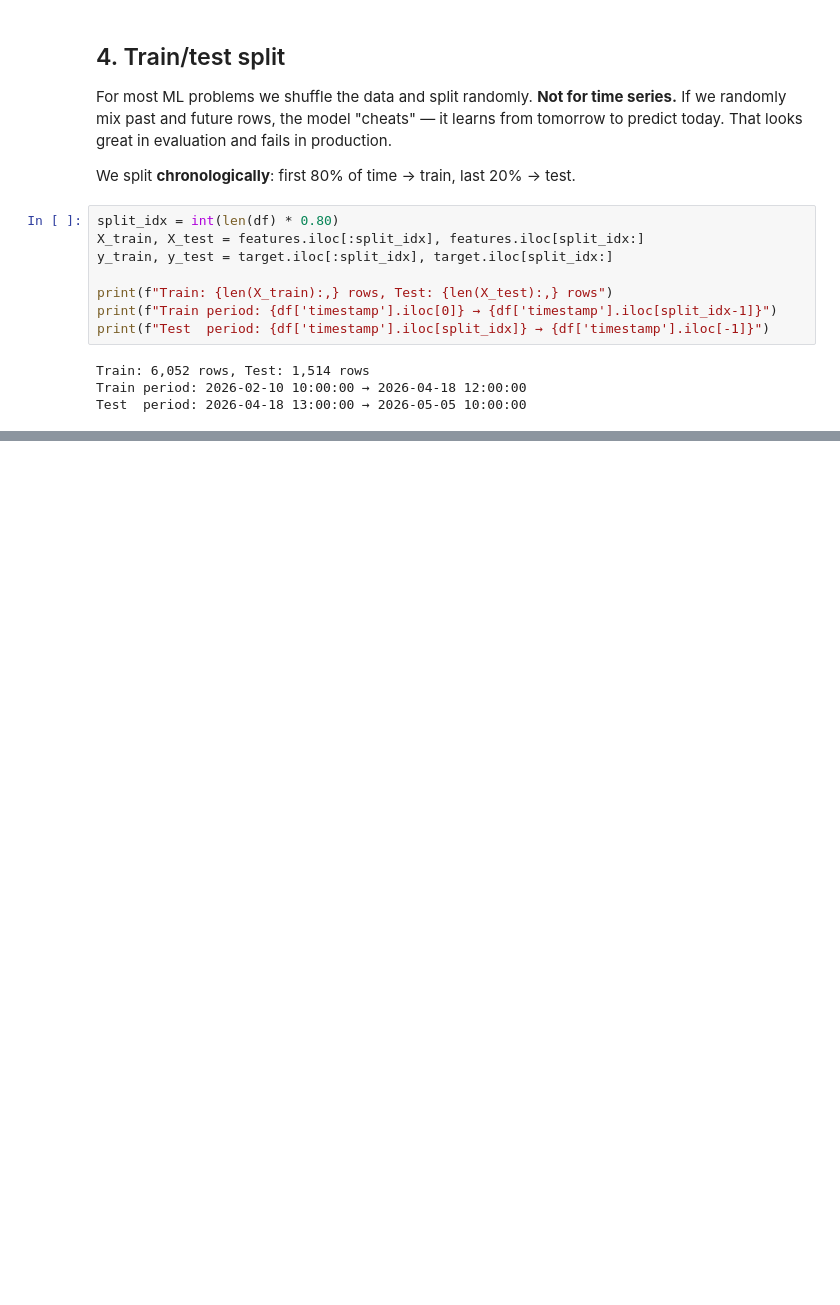
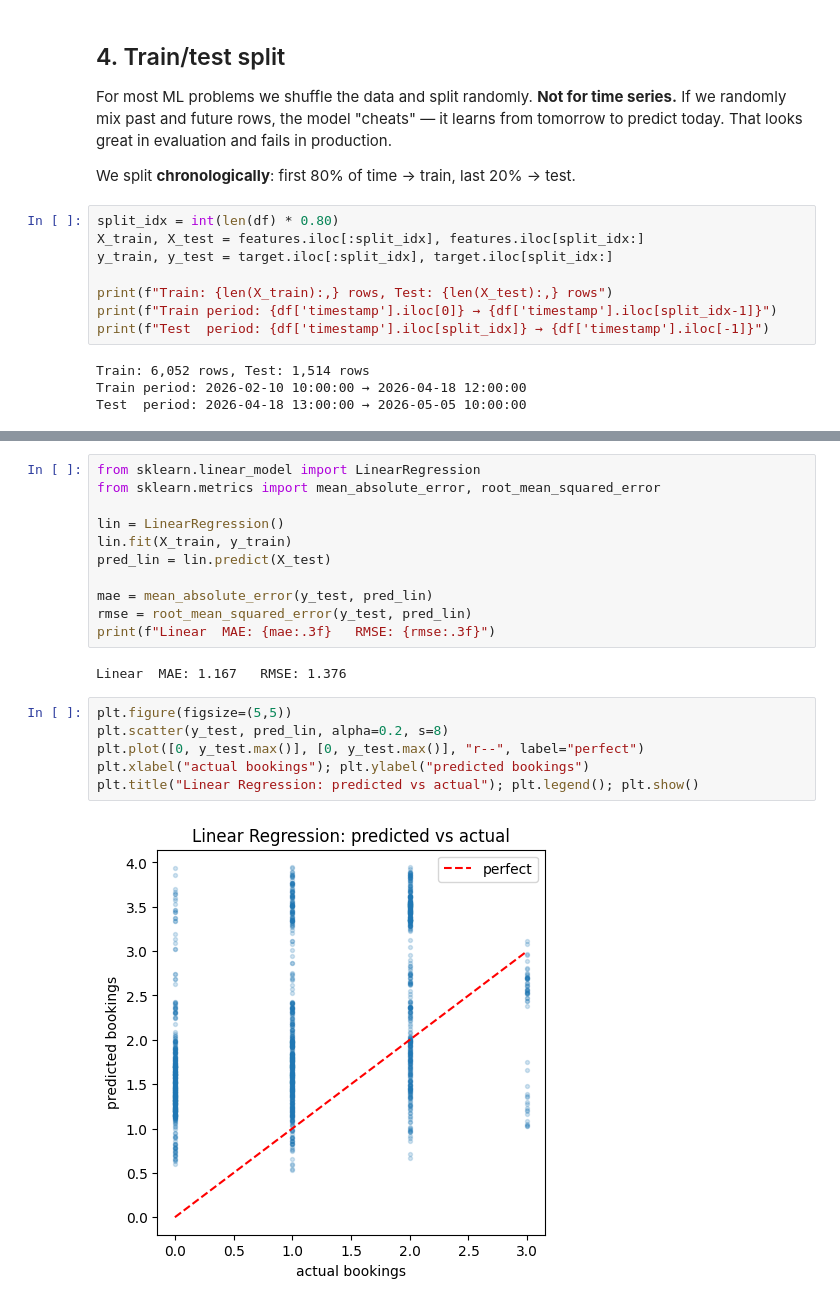
Before and after one commit to QuadrupleBeansStars/zpots, a Jupyter notebook: ml/notebooks/01_demand_forecasting.ipynb, the cells around one changed output, grey strips where cells are left out. Saved outputs shown, nothing was run; the diff lists cells and outputs as text; blank space fills up the shorter version.

Commit message:
feat(ml): notebook 1 sections 6-7 (linear baseline + residuals)
Co-Authored-By: Claude Sonnet 4.6 <noreply@anthropic.com>

```diff
--- a/ml/notebooks/01_demand_forecasting.ipynb
+++ b/ml/notebooks/01_demand_forecasting.ipynb
@@ -136,0 +149,21 @@ Test  period: 2026-04-18 13:00:00 → 2026-05-05 10:00:00
+# %%
+from sklearn.linear_model import LinearRegression
+from sklearn.metrics import mean_absolute_error, root_mean_squared_error
+
+lin = LinearRegression()
+lin.fit(X_train, y_train)
+pred_lin = lin.predict(X_test)
+
+mae = mean_absolute_error(y_test, pred_lin)
+rmse = root_mean_squared_error(y_test, pred_lin)
+print(f"Linear  MAE: {mae:.3f}   RMSE: {rmse:.3f}")
+# %% [output]
+Linear  MAE: 1.167   RMSE: 1.376
+# %%
+plt.figure(figsize=(5,5))
+plt.scatter(y_test, pred_lin, alpha=0.2, s=8)
+plt.plot([0, y_test.max()], [0, y_test.max()], "r--", label="perfect")
+plt.xlabel("actual bookings"); plt.ylabel("predicted bookings")
+plt.title("Linear Regression: predicted vs actual"); plt.legend(); plt.show()
+# %% [output]
+[figure, added]
```
Also changed, not shown: parts of 4 cells of this notebook, 1 other file.
